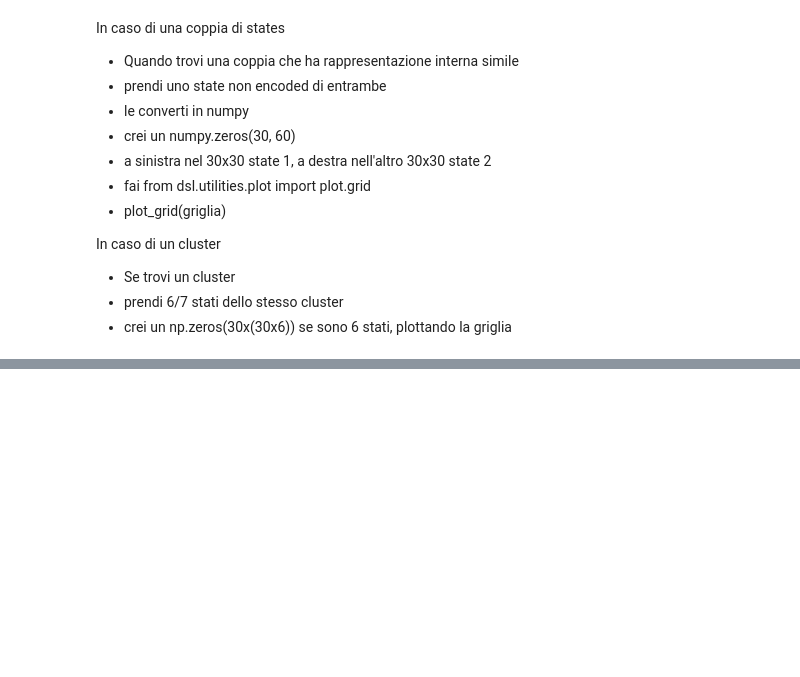
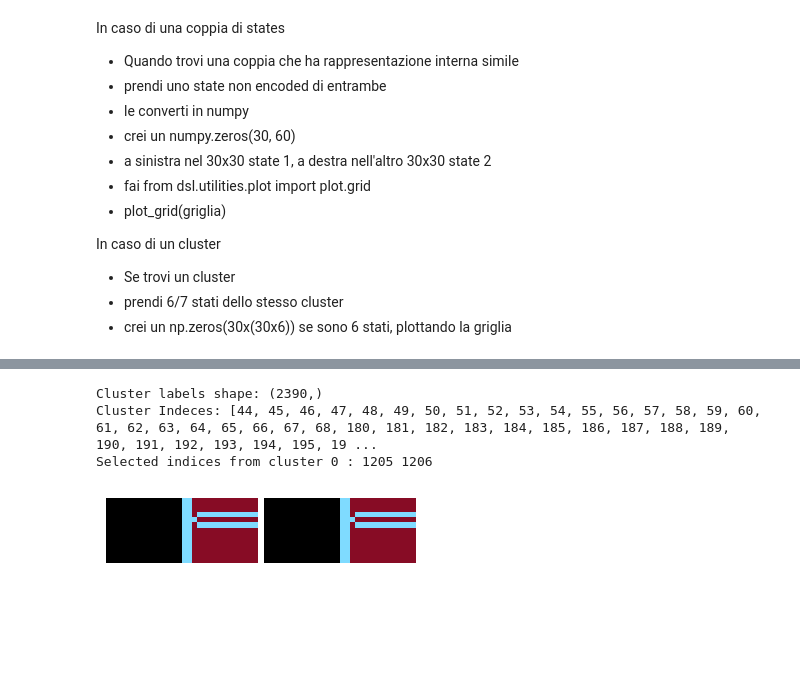
Before and after one commit to francescobraicovich/ARC2, a Jupyter notebook: src/world_model/embedding_exploration.ipynb, the cells around one changed output, grey strips where cells are left out. Cells and saved outputs as stored; diff of their text form; code cells hidden in the pictures; blank space fills up the shorter version.

```diff
--- a/src/world_model/embedding_exploration.ipynb
+++ b/src/world_model/embedding_exploration.ipynb
@@ -1178,0 +1093,79 @@ if __name__ == "__main__":
+# %%
+import os
+import torch
+import numpy as np
+import matplotlib.pyplot as plt
+from sklearn.cluster import KMeans
+from sklearn.decomposition import PCA
+from sklearn.manifold import TSNE
+import umap.umap_ as umap
+from dsl.utilities.plot import plot_grid  # Our custom plotting function
+
+# After having run the state encoder and encoding pipeline we have returned:
+#   current_state, current_shape, encoder (from your main() in the state encoder module)
+#   original_states_np = a NumPy array of shape (N, 30, 30) containing unencoded grids
+#   all_encoded_states = a tensor of shape (N, latent_dim) of encoded representations.
+
+
+
+
+# Clustering
+
+# Convert all encoded states to a NumPy array
+all_encoded_states_np = all_encoded_states.cpu().numpy()  # shape (N, latent_dim)
+
+# Run KMeans clustering over the encoded states.
+n_clusters = 5
+kmeans = KMeans(n_clusters=n_clusters, random_state=42)
+cluster_labels = kmeans.fit_predict(all_encoded_states_np)
+print("Cluster labels shape:", cluster_labels.shape)
+
+
+
+
+
+# Retrieving and Plotting States
+
+def plot_two_states_side_by_side(stateA, stateB):
+    """
+    Combine two (30, 30) grids side by side into a single grid of shape (30, 61)
+    and plot using plot_grid from your DSL utilities.
+
+    Args:
+      stateA, stateB: NumPy arrays of shape (30, 30)
+    """
+    assert stateA.shape == (30, 30), f"Expected shape (30, 30), got {stateA.shape}"
+    assert stateB.shape == (30, 30), f"Expected shape (30, 30), got {stateB.shape}"
+
+    # Create an empty grid with one column gap (or adjust as needed)
+    combined_grid = np.zeros((30, 61), dtype=stateA.dtype)
+    combined_grid[:, :30] = stateA
+    # Column 30 left as gap (zeroes)
+    combined_grid[:, 31:] = stateB
+
+    plot_grid(combined_grid)
+
+
+
+# Step 1: Retrieve indices of states belonging to a given cluster.
+cluster_id = 0  # For example, choose cluster 0
+cluster_indices = [i for i, label in enumerate(cluster_labels) if label == cluster_id]
+print("Cluster Indeces:", cluster_indices)
+
+if len(cluster_indices) < 2:
+    print(f"Cluster {cluster_id} has fewer than 2 states; cannot plot a pair.")
+else:
+    idxA, idxB = cluster_indices[180], cluster_indices[181]
+    print("Selected indices from cluster", cluster_id, ":", idxA, idxB)
+
+    # Step 2: Retrieve the corresponding unencoded states from original_states_np
+    stateA = original_states_np[idxA]  # Shape should be (30, 30)
+    stateB = original_states_np[idxB]  # Shape should be (30, 30)
+
+    # Step 3: Plot the two states side by side using the plotting function.
+    plot_two_states_side_by_side(stateA, stateB)
+# %% [output]
+Cluster labels shape: (2390,)
+Cluster Indeces: [44, 45, 46, 47, 48, 49, 50, 51, 52, 53, 54, 55, 56, 57, 58, 59, 60, 61, 62, 63, 64, 65, 66, 67, 68, 180, 181, 182, 183, 184, 185, 186, 187, 188, 189, 190, 191, 192, 193, 194, 195, 19 ...
+Selected indices from cluster 0 : 1205 1206
+[figure, added]
```
Also changed, not shown: parts of 9 cells of this notebook.
